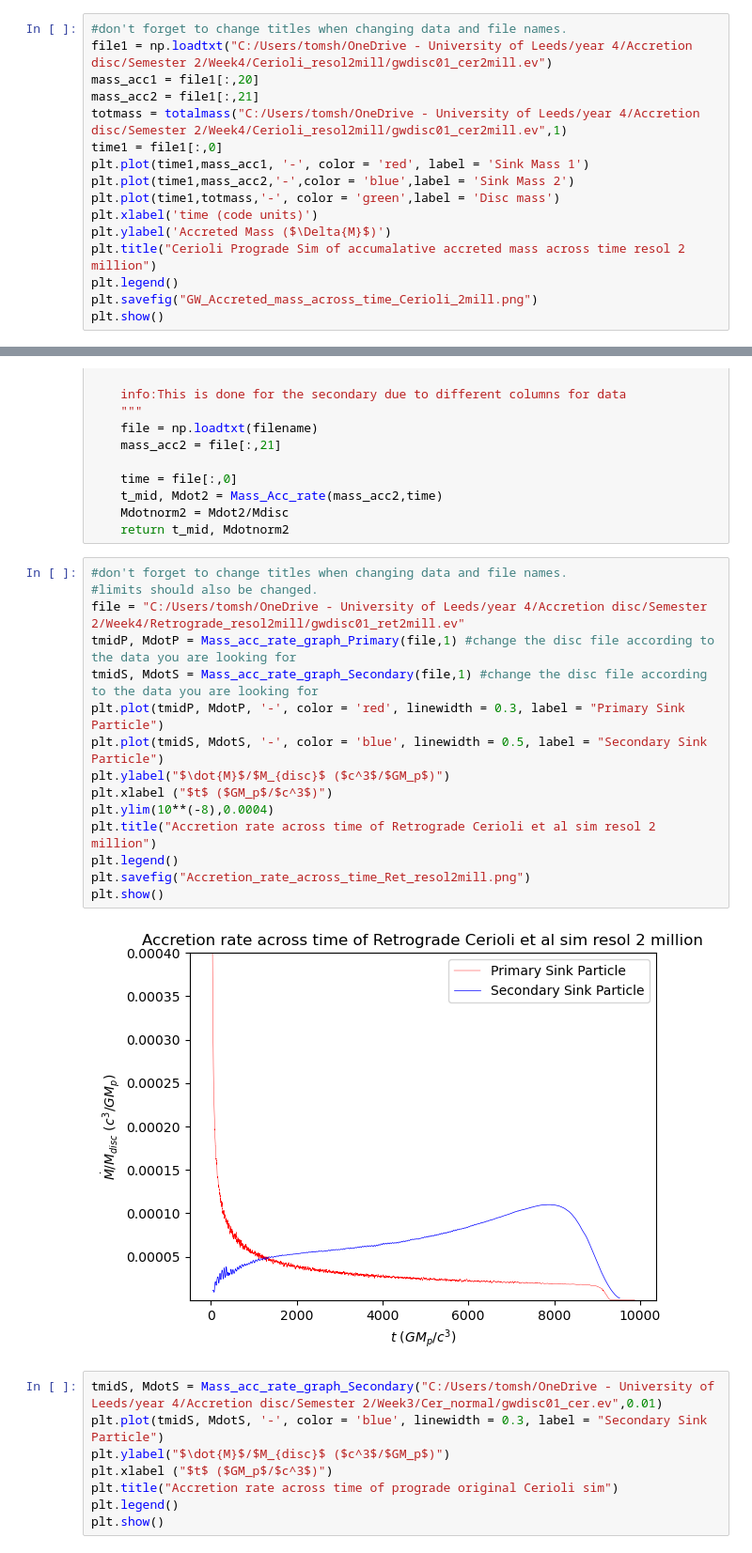
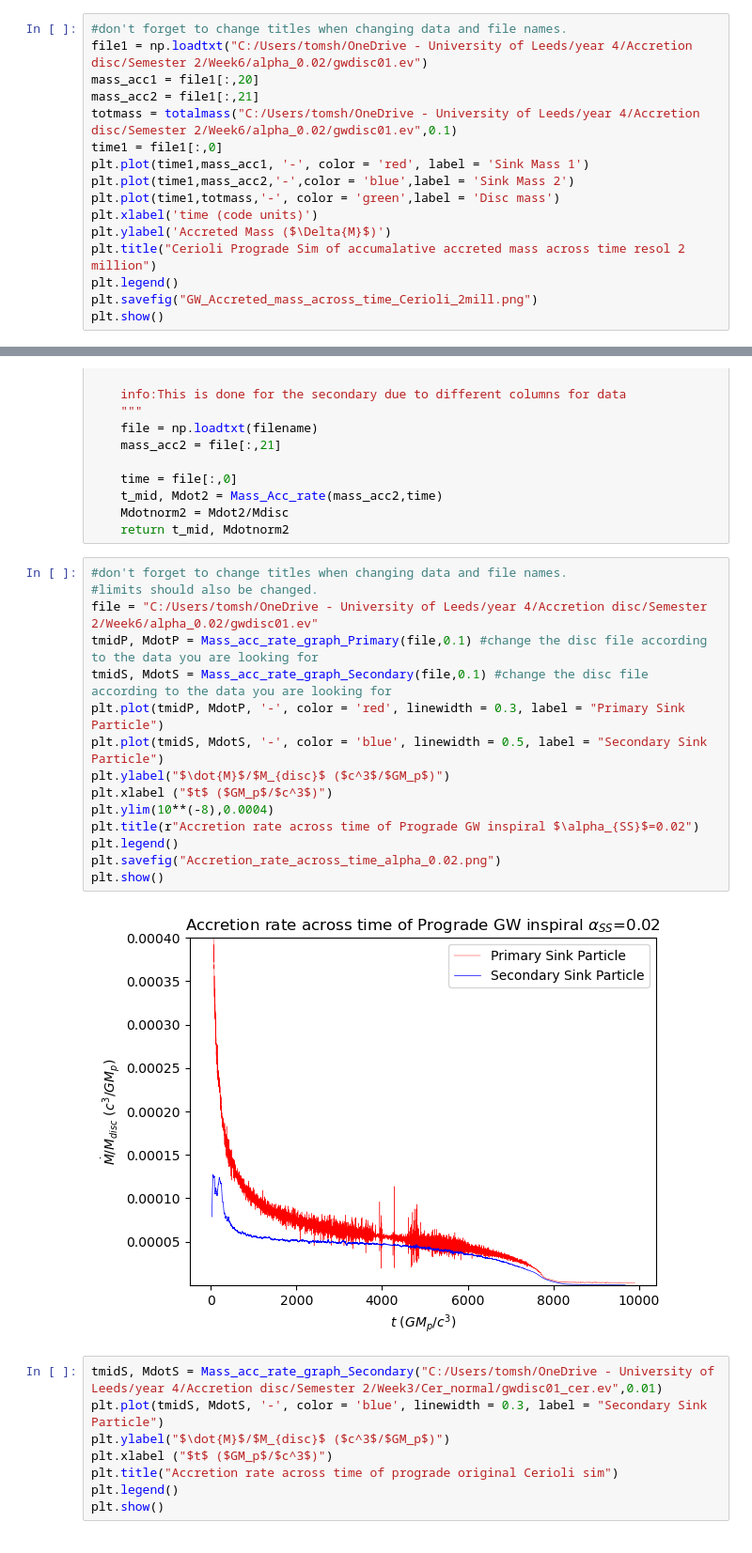
Before and after one commit to tomshilling04/physics_repo, a Jupyter notebook: Accretion_rate.ipynb, the cells around one changed output, grey strips where cells are left out. Shown at 94% size. Cells and saved outputs as stored; diff of their text form.

Commit message:
fix: new disc mass for all new data sims

```diff
--- a/Accretion_rate.ipynb
+++ b/Accretion_rate.ipynb
@@ -23,10 +23,10 @@ def totalmass(filename,Mdisc):
     return totalm
 # %%
 #don't forget to change titles when changing data and file names.
-file1 = np.loadtxt("C:/Users/tomsh/OneDrive - University of Leeds/year 4/Accretion disc/Semester 2/Week4/Cerioli_resol2mill/gwdisc01_cer2mill.ev")
+file1 = np.loadtxt("C:/Users/tomsh/OneDrive - University of Leeds/year 4/Accretion disc/Semester 2/Week6/alpha_0.02/gwdisc01.ev")
 mass_acc1 = file1[:,20]
 mass_acc2 = file1[:,21]
-totmass = totalmass("C:/Users/tomsh/OneDrive - University of Leeds/year 4/Accretion disc/Semester 2/Week4/Cerioli_resol2mill/gwdisc01_cer2mill.ev",1)
+totmass = totalmass("C:/Users/tomsh/OneDrive - University of Leeds/year 4/Accretion disc/Semester 2/Week6/alpha_0.02/gwdisc01.ev",0.1)
 time1 = file1[:,0]
 plt.plot(time1,mass_acc1, '-', color = 'red', label = 'Sink Mass 1')
 plt.plot(time1,mass_acc2,'-',color = 'blue',label = 'Sink Mass 2')
@@ -125,20 +125,20 @@ def Mass_acc_rate_graph_Secondary(filename, Mdisc,N=10):
 # %%
 #don't forget to change titles when changing data and file names.
 #limits should also be changed.
-file = "C:/Users/tomsh/OneDrive - University of Leeds/year 4/Accretion disc/Semester 2/Week4/Retrograde_resol2mill/gwdisc01_ret2mill.ev"
-tmidP, MdotP = Mass_acc_rate_graph_Primary(file,1) #change the disc file according to the data you are looking for
-tmidS, MdotS = Mass_acc_rate_graph_Secondary(file,1) #change the disc file according to the data you are looking for
+file = "C:/Users/tomsh/OneDrive - University of Leeds/year 4/Accretion disc/Semester 2/Week6/alpha_0.02/gwdisc01.ev"
+tmidP, MdotP = Mass_acc_rate_graph_Primary(file,0.1) #change the disc file according to the data you are looking for
+tmidS, MdotS = Mass_acc_rate_graph_Secondary(file,0.1) #change the disc file according to the data you are looking for
 plt.plot(tmidP, MdotP, '-', color = 'red', linewidth = 0.3, label = "Primary Sink Particle")
 plt.plot(tmidS, MdotS, '-', color = 'blue', linewidth = 0.5, label = "Secondary Sink Particle")
 plt.ylabel("$\dot{M}$/$M_{disc}$ ($c^3$/$GM_p$)")
 plt.xlabel ("$t$ ($GM_p$/$c^3$)")
 plt.ylim(10**(-8),0.0004)
-plt.title("Accretion rate across time of Retrograde Cerioli et al sim resol 2 million")
+plt.title(r"Accretion rate across time of Prograde GW inspiral $\alpha_{SS}$=0.02")
 plt.legend()
-plt.savefig("Accretion_rate_across_time_Ret_resol2mill.png")
+plt.savefig("Accretion_rate_across_time_alpha_0.02.png")
 plt.show()
 # %% [output]
-[figure, old version]
+[figure, new version]
 # %%
 tmidS, MdotS = Mass_acc_rate_graph_Secondary("C:/Users/tomsh/OneDrive - University of Leeds/year 4/Accretion disc/Semester 2/Week3/Cer_normal/gwdisc01_cer.ev",0.01)
 plt.plot(tmidS, MdotS, '-', color = 'blue', linewidth = 0.3, label = "Secondary Sink Particle")
```
Also changed, not shown: parts of 2 cells of this notebook.
